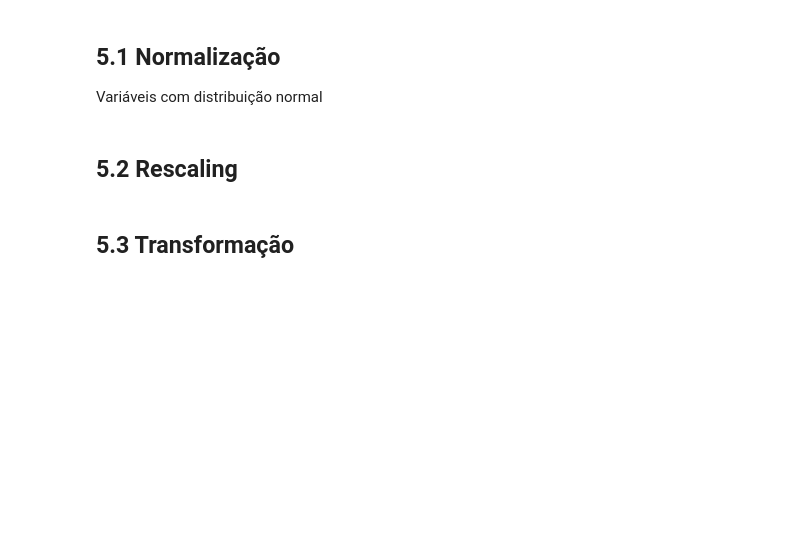
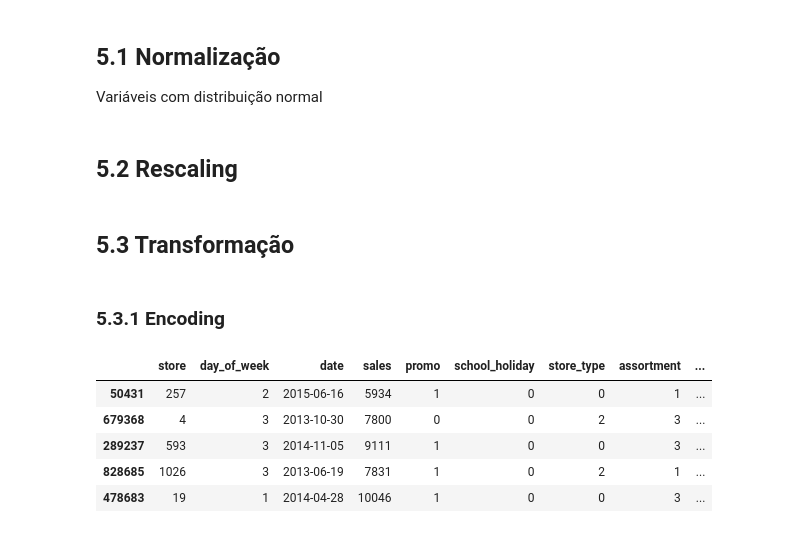
Before and after one commit to igordesouza/ds-em-producao, a Jupyter notebook: m04_v02_store_sales_prediction-Copy1.ipynb, the cells around one changed output. Drawn from its saved outputs; the diff is of its cells as text; code cells hidden in the pictures; blank space fills up the shorter version.

Commit message:
Após aula 20 - Encoding

```diff
--- a/m04_v02_store_sales_prediction-Copy1.ipynb
+++ b/m04_v02_store_sales_prediction-Copy1.ipynb
@@ -1668,3 +1668,14 @@ df5['competition_time_month'] = rs.fit_transform(df5[['competition_time_month']]
 df5['promo_time_week'] = mms.fit_transform(df5[['promo_time_week']].values)
 # %% [markdown]
 ## 5.3 Transformação
+# %% [markdown]
+### 5.3.1 Encoding
+# %%
+df5.sample(5,random_state=42)
+# %% [output]
+|  | store | day_of_week | date | sales | promo | school_holiday | store_type | assortment | ... |
+| 50431 | 257 | 2 | 2015-06-16 | 5934 | 1 | 0 | 0 | 1 | ... |
+| 679368 | 4 | 3 | 2013-10-30 | 7800 | 0 | 0 | 2 | 3 | ... |
+| 289237 | 593 | 3 | 2014-11-05 | 9111 | 1 | 0 | 0 | 3 | ... |
+| 828685 | 1026 | 3 | 2013-06-19 | 7831 | 1 | 0 | 2 | 1 | ... |
+| 478683 | 19 | 1 | 2014-04-28 | 10046 | 1 | 0 | 0 | 3 | ... |
```
Also changed, not shown: parts of 2 cells of this notebook.
